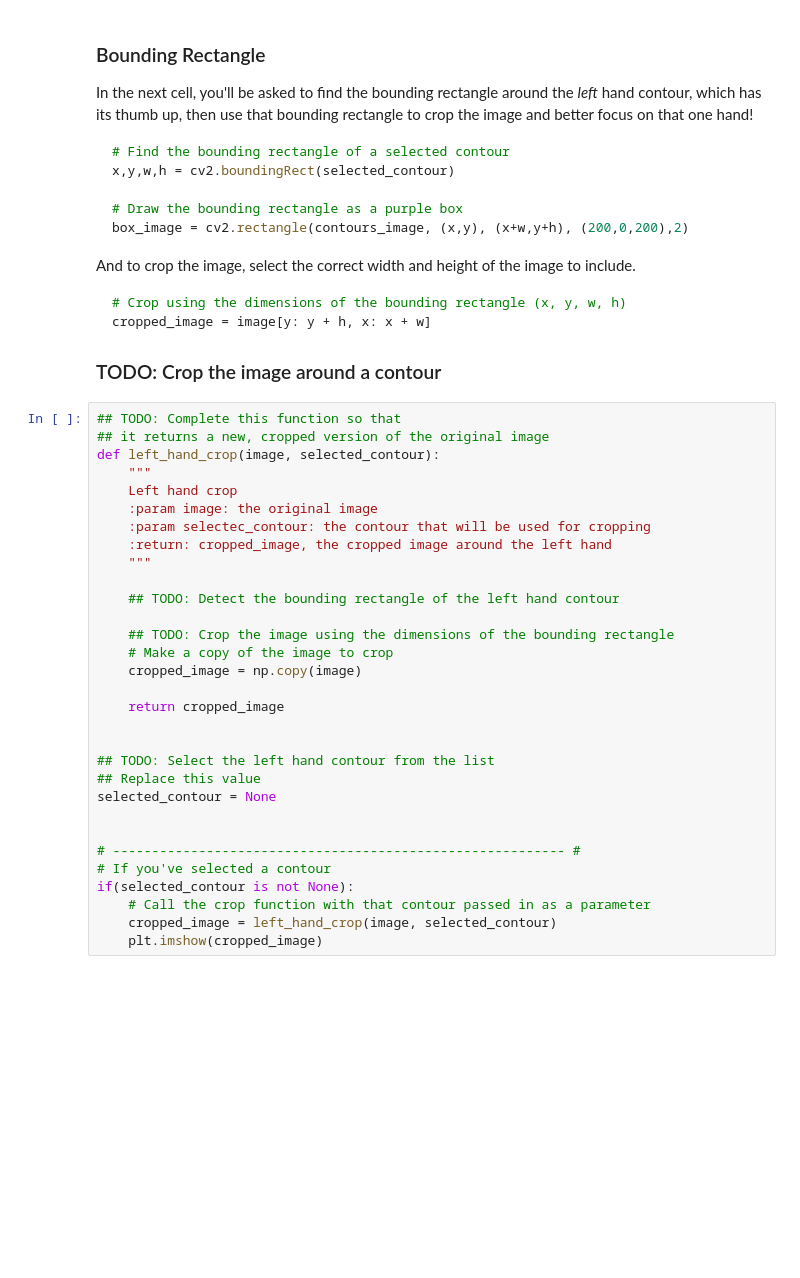
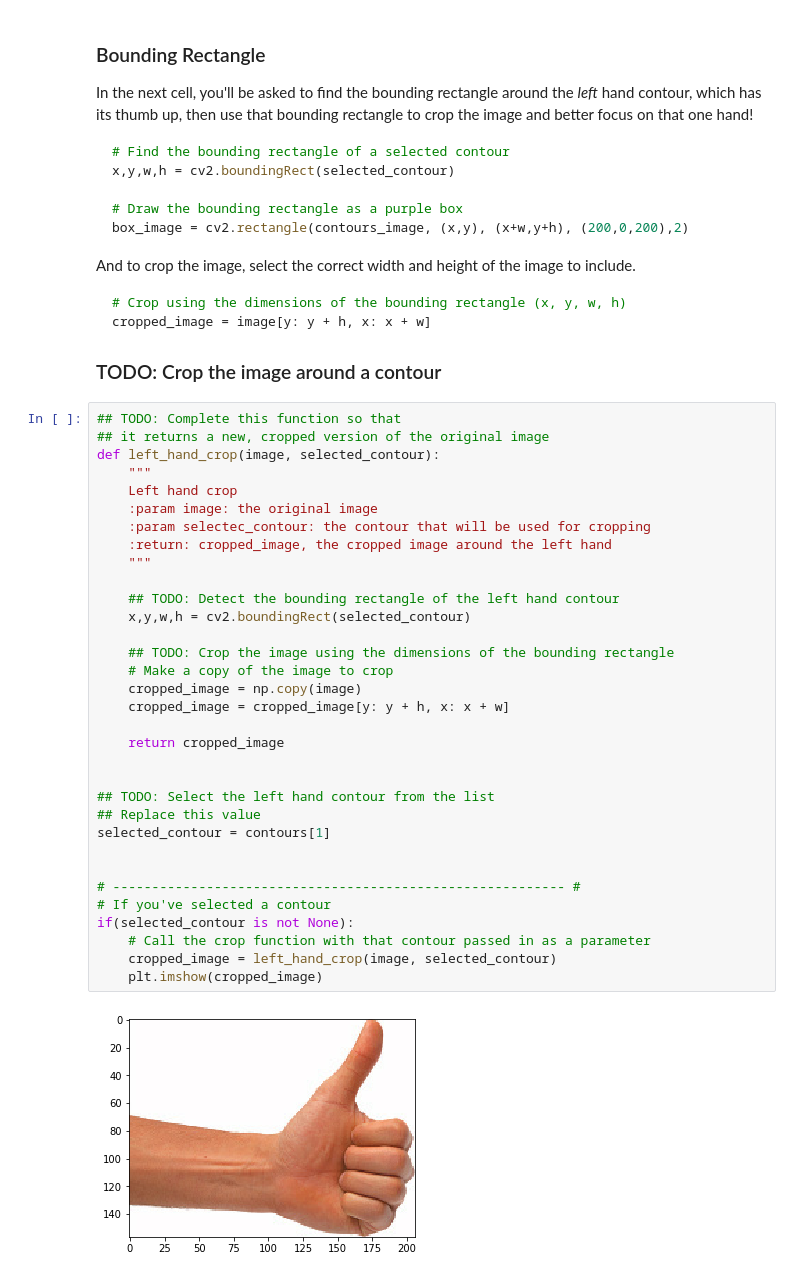
Before and after one commit to roachsinai/CVND_Exercises, a Jupyter notebook: 1_3_Types_of_Features_Image_Segmentation/2. Contour detection and features.ipynb, the cells around one changed output. Drawn from its saved outputs; the diff is of its cells as text; blank space fills up the shorter version.

Commit message:
Contour Detection and Contour Features.

```diff
--- a/1_3_Types_of_Features_Image_Segmentation/2. Contour detection and features.ipynb
+++ b/1_3_Types_of_Features_Image_Segmentation/2. Contour detection and features.ipynb
@@ -116,31 +120,35 @@ cropped_image = image[y: y + h, x: x + w]
 # %%
 ## TODO: Complete this function so that
 ## it returns a new, cropped version of the original image
 def left_hand_crop(image, selected_contour):
     """
     Left hand crop
     :param image: the original image
     :param selectec_contour: the contour that will be used for cropping
     :return: cropped_image, the cropped image around the left hand
     """
 
     ## TODO: Detect the bounding rectangle of the left hand contour
+    x,y,w,h = cv2.boundingRect(selected_contour)
 
     ## TODO: Crop the image using the dimensions of the bounding rectangle
     # Make a copy of the image to crop
     cropped_image = np.copy(image)
+    cropped_image = cropped_image[y: y + h, x: x + w]
 
     return cropped_image
 
 
 ## TODO: Select the left hand contour from the list
 ## Replace this value
-selected_contour = None
+selected_contour = contours[1]
 
 
 # ---------------------------------------------------------- #
 # If you've selected a contour
 if(selected_contour is not None):
     # Call the crop function with that contour passed in as a parameter
     cropped_image = left_hand_crop(image, selected_contour)
     plt.imshow(cropped_image)
+# %% [output]
+[figure, added]
```
Also changed, not shown: parts of 1 cell of this notebook.
